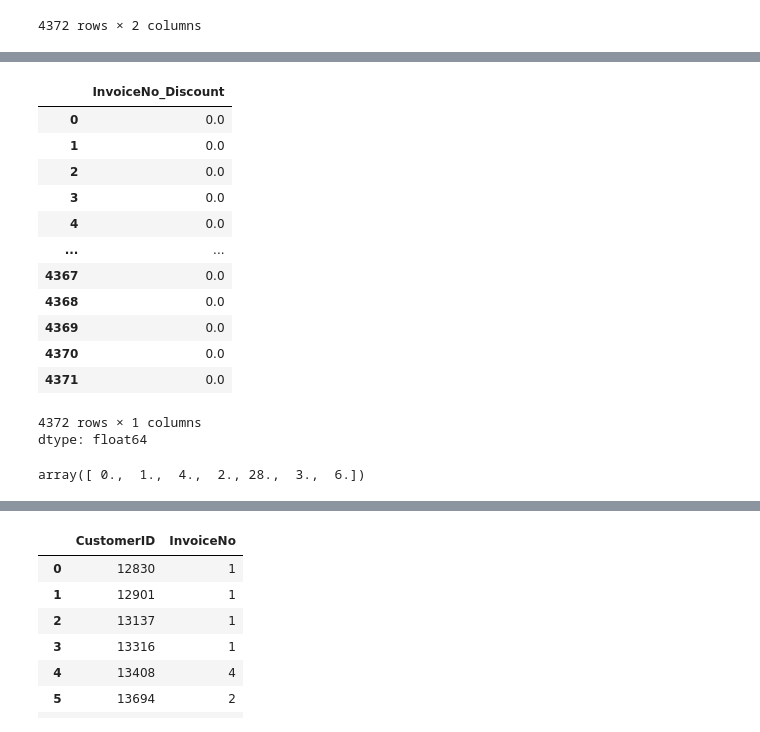
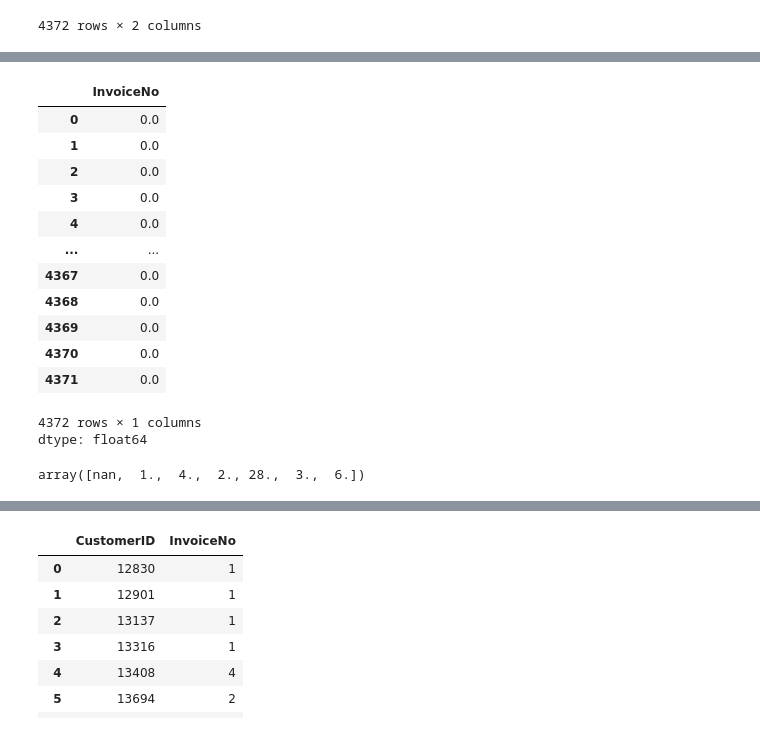
Before and after one commit to vaas-umputer/Customer-Segmentation, a Jupyter notebook: Customer_Segmentation.ipynb, the cells around one changed output, grey strips where cells are left out. Cells and saved outputs as stored; diff of their text form; code cells hidden in the pictures.

```diff
--- a/Customer_Segmentation.ipynb
+++ b/Customer_Segmentation.ipynb
@@ -1131,7 +1104,7 @@ customer_summary
 # %%
-customer_summary['InvoiceNo_Discount'].fillna(0)
+customer_summary['InvoiceNo'].fillna(0)
 # %% [output]
-|  | InvoiceNo_Discount |
+|  | InvoiceNo |
 | 0 | 0.0 |
 | 1 | 0.0 |
 | 2 | 0.0 |
@@ -1146,9 +1119,9 @@ customer_summary['InvoiceNo_Discount'].fillna(0)
 4372 rows × 1 columns
 dtype: float64
 # %%
-customer_summary['InvoiceNo_Discount'].unique()
+customer_summary['InvoiceNo'].unique()
 # %% [output]
-array([ 0.,  1.,  4.,  2., 28.,  3.,  6.])
+array([nan,  1.,  4.,  2., 28.,  3.,  6.])
 # %%
 customer_summary
 # %% [output]
```
Also changed, not shown: parts of 92 cells of this notebook.
